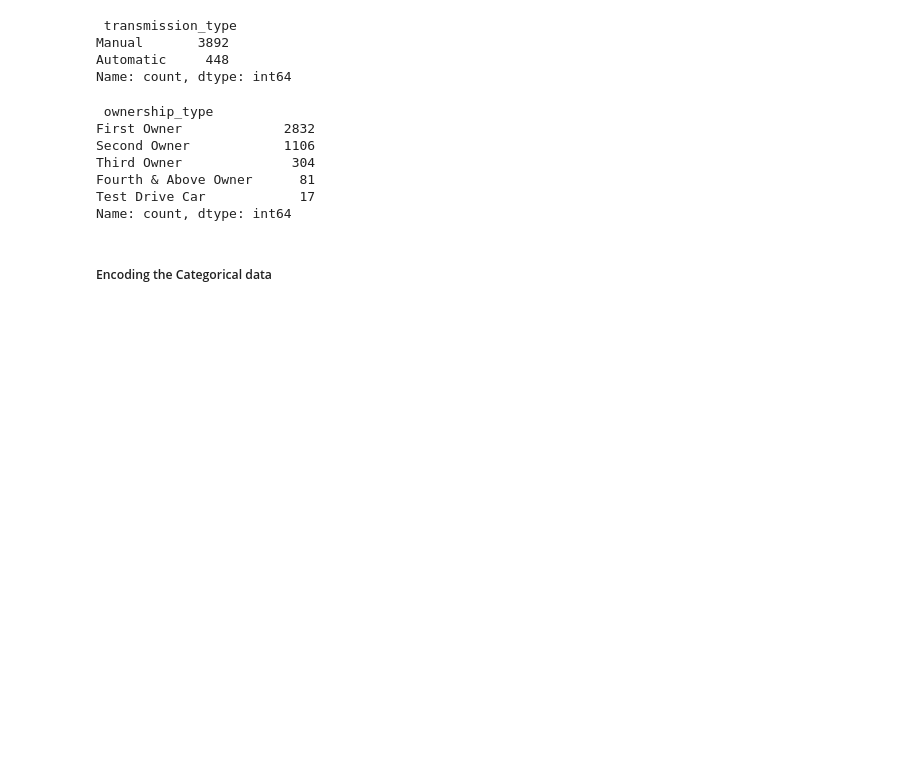
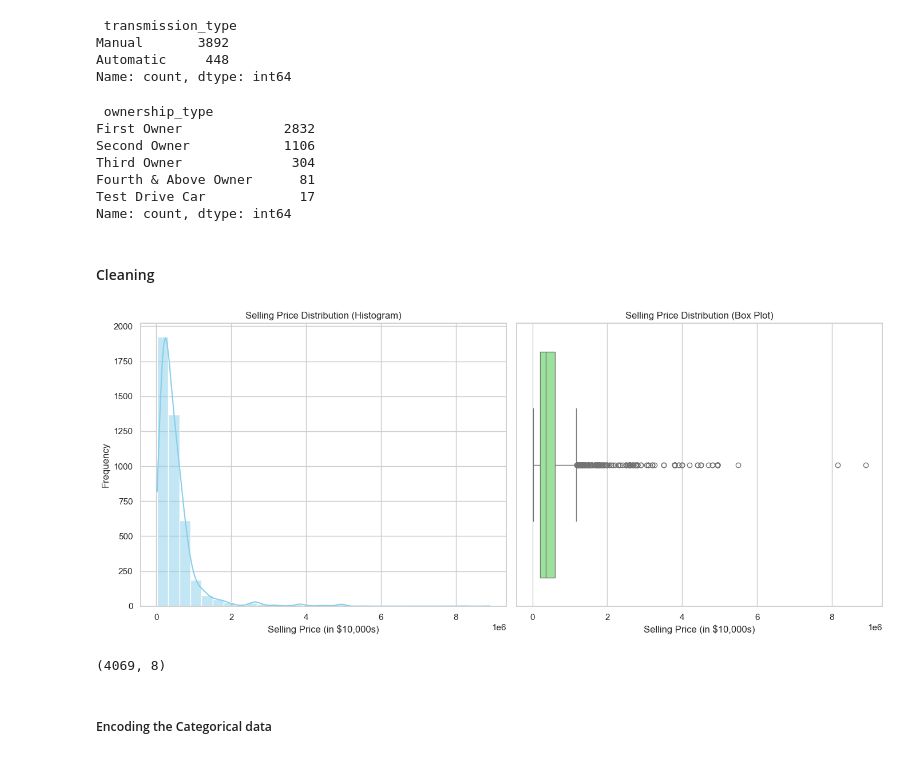
Before and after one commit to sheddiboo/Notebooks, a Jupyter notebook: car_price_prediction.ipynb, the cells around one changed output. Saved outputs shown, nothing was run; the diff lists cells and outputs as text; code cells hidden in the pictures; blank space fills up the shorter version.

```diff
--- a/car_price_prediction.ipynb
+++ b/car_price_prediction.ipynb
@@ -89,3 +90,27 @@ Third Owner              304
 Fourth & Above Owner      81
 Test Drive Car            17
 Name: count, dtype: int64
+# %% [markdown]
+#### Cleaning
+# %%
+# Set plot style
+sns.set(style="whitegrid")
+
+# Create subplots
+fig, axes = plt.subplots(1, 2, figsize=(14, 6))
+
+# Histogram of selling_price
+sns.histplot(car_data['selling_price'], bins=30, kde=True, ax=axes[0], color='skyblue')
+axes[0].set_title('Selling Price Distribution (Histogram)')
+axes[0].set_xlabel('Selling Price (in $10,000s)')
+axes[0].set_ylabel('Frequency')
+
+# Boxplot of selling_price
+sns.boxplot(x=car_data['selling_price'], ax=axes[1], color='lightgreen')
+axes[1].set_title('Selling Price Distribution (Box Plot)')
+axes[1].set_xlabel('Selling Price (in $10,000s)')
+
+plt.tight_layout()
+plt.show()
+# %% [output]
+[figure, added]
@@ -92,3 +128,8 @@ Name: count, dtype: int64
+# %%
+#Checking the number of rows and columns
+car_data.shape
+# %% [output]
+(4069, 8)
 # %% [markdown]
 ##### Encoding the Categorical data
 # %%
```
Also changed, not shown: parts of 31 cells of this notebook, 1 other file.
